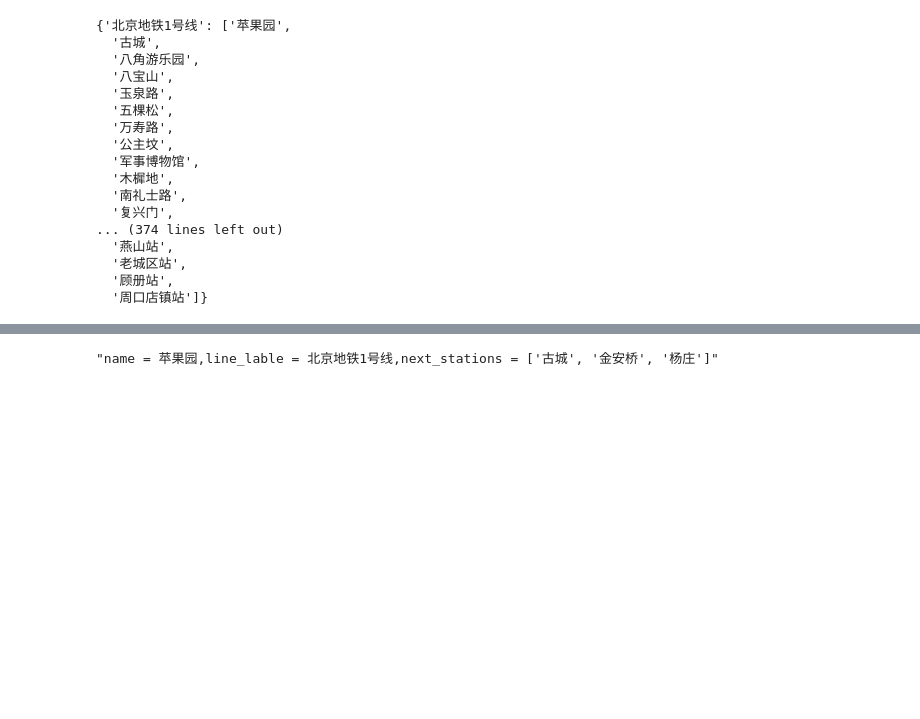
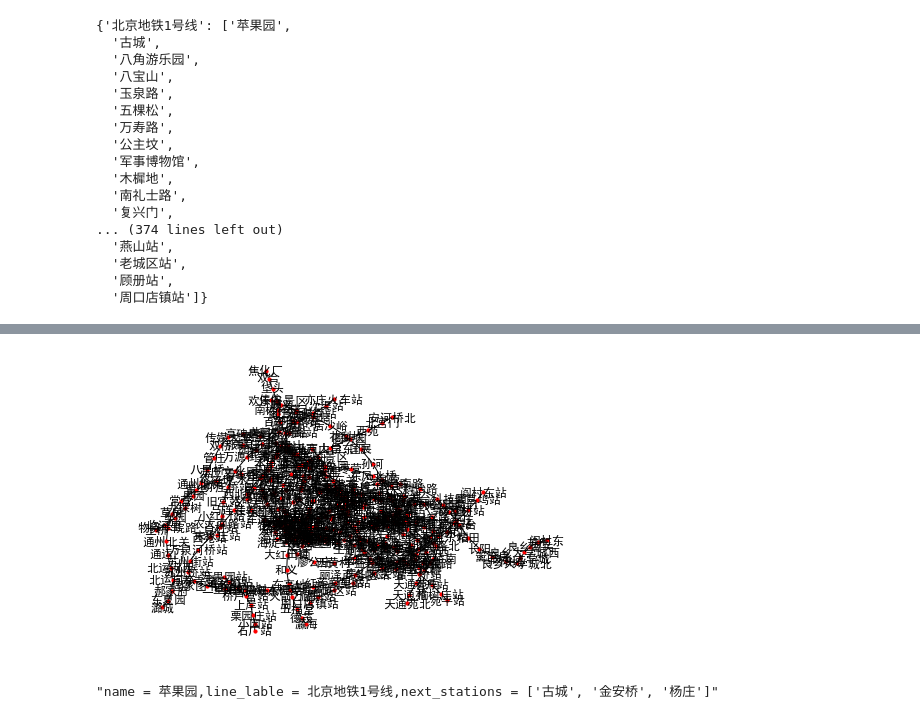
Before and after one commit to yueraiyu/nlp_lessons, a Jupyter notebook: com/yeay/lessons2/code/Assignment-02.ipynb, the cells around one changed output, grey strips where cells are left out. Saved outputs shown, nothing was run; the diff lists cells and outputs as text; code cells hidden in the pictures; blank space fills up the shorter version.

```diff
--- a/com/yeay/lessons2/code/Assignment-02.ipynb
+++ b/com/yeay/lessons2/code/Assignment-02.ipynb
@@ -353,3 +457,17 @@ line_graph = create_line_graph(lines)
+# %%
+def print_line_graph(graph) :
+    plt.rcParams['font.sans-serif'] = ['SimHei']
+    plt.rcParams['axes.unicode_minus'] = False
+    station_graph = nx.Graph()
+#     station_graph.add_nodes_from(list(graph.keys()))
+    for k, v in graph.items() :
+        for s in v.getNextStations() :
+            station_graph.add_edge(k, s)
+    nx.draw(station_graph, with_labels = True, node_size = 10)
+# %%
+print_line_graph(line_graph)
+# %% [output]
+[figure, added]
 # %%
 line_graph['苹果园'].to_str()
 # %% [output]
```
Also changed, not shown: parts of 27 cells of this notebook, 1 other file.
